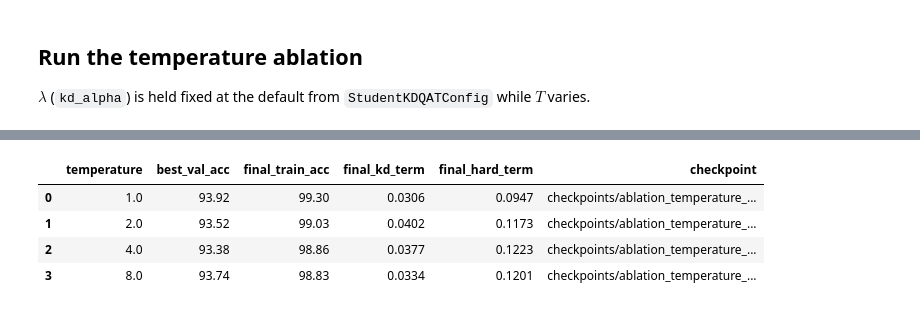
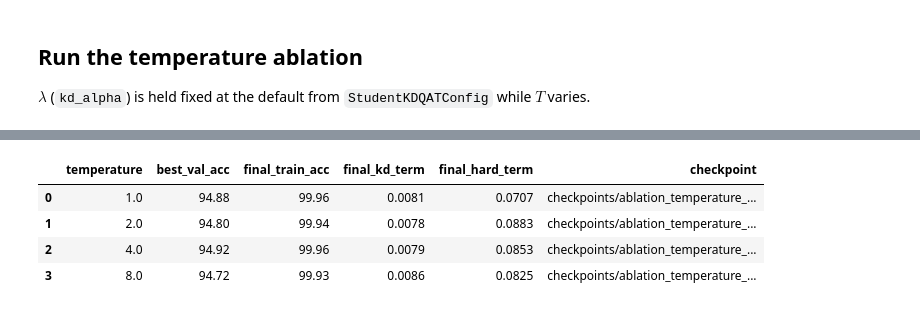
Before and after one commit to RAJU-2005/ATDL_Assignment1, a Jupyter notebook: CODE/04_ablation_study.ipynb, the cells around one changed output, grey strips where cells are left out. Saved outputs shown, nothing was run; the diff lists cells and outputs as text; code cells hidden in the pictures.

```diff
--- a/CODE/04_ablation_study.ipynb
+++ b/CODE/04_ablation_study.ipynb
@@ -54,7 +54,7 @@ $\lambda$ (`kd_alpha`) is held fixed at the default from `StudentKDQATConfig` wh
 from src.kd_loss import KDLoss
 from src.ablation import run_ablation
 
-base_cfg = StudentKDQATConfig(epochs=30)
+base_cfg = StudentKDQATConfig(epochs=100)
 base_cfg.checkpoint_path = "checkpoints/ablation_temperature_student.pth"
 
 def kd_loss_factory(cfg):
@@ -89,8 +89,8 @@ Epoch  30/30 | quant=ON | train_loss 0.0594 (kd 0.0334, hard 0.1201) acc 98.83%
 |  | temperature | best_val_acc | final_train_acc | final_kd_term | final_hard_term | checkpoint |
-| 0 | 1.0 | 93.92 | 99.30 | 0.0306 | 0.0947 | checkpoints/ablation_temperature_... |
-| 1 | 2.0 | 93.52 | 99.03 | 0.0402 | 0.1173 | checkpoints/ablation_temperature_... |
-| 2 | 4.0 | 93.38 | 98.86 | 0.0377 | 0.1223 | checkpoints/ablation_temperature_... |
-| 3 | 8.0 | 93.74 | 98.83 | 0.0334 | 0.1201 | checkpoints/ablation_temperature_... |
+| 0 | 1.0 | 94.88 | 99.96 | 0.0081 | 0.0707 | checkpoints/ablation_temperature_... |
+| 1 | 2.0 | 94.80 | 99.94 | 0.0078 | 0.0883 | checkpoints/ablation_temperature_... |
+| 2 | 4.0 | 94.92 | 99.96 | 0.0079 | 0.0853 | checkpoints/ablation_temperature_... |
+| 3 | 8.0 | 94.72 | 99.93 | 0.0086 | 0.0825 | checkpoints/ablation_temperature_... |
 # %%
 import matplotlib.pyplot as plt
 
```
Also changed, not shown: parts of 2 cells of this notebook.
